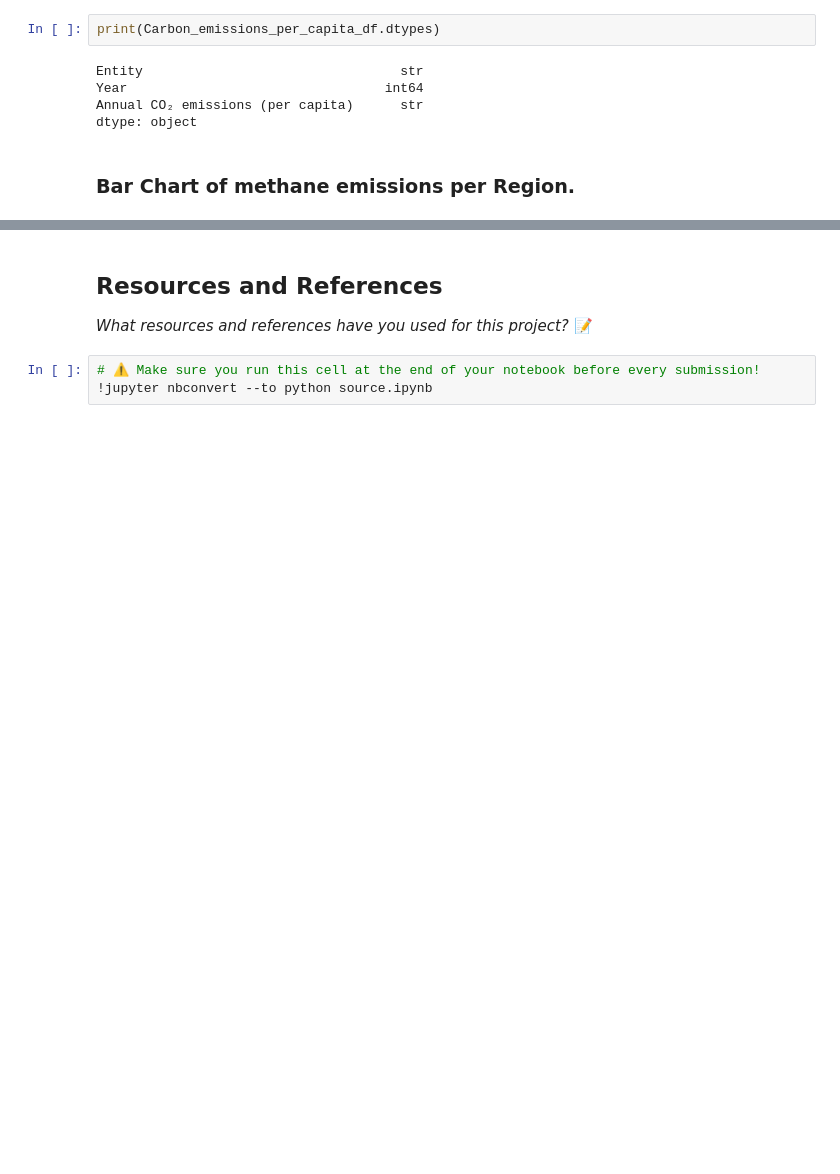
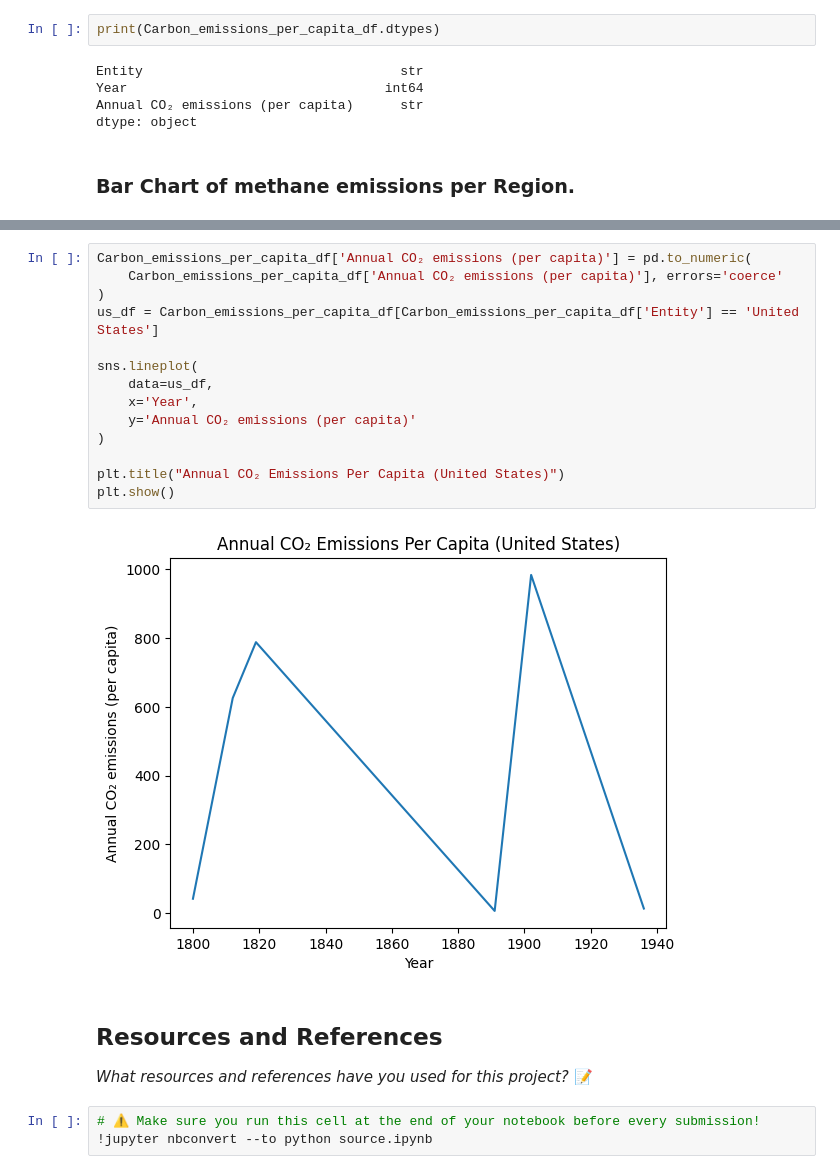
Before and after one commit to IT4063C-Spring26/final-project-proddasr, a Jupyter notebook: source.ipynb, the cells around one changed output, grey strips where cells are left out. Drawn from its saved outputs; the diff is of its cells as text; blank space fills up the shorter version.

```diff
--- a/source.ipynb
+++ b/source.ipynb
@@ -177,3 +298,19 @@ plt.show()
+# %%
+Carbon_emissions_per_capita_df['Annual CO₂ emissions (per capita)'] = pd.to_numeric(
+    Carbon_emissions_per_capita_df['Annual CO₂ emissions (per capita)'], errors='coerce'
+)
+us_df = Carbon_emissions_per_capita_df[Carbon_emissions_per_capita_df['Entity'] == 'United States']
+
+sns.lineplot(
+    data=us_df,
+    x='Year',
+    y='Annual CO₂ emissions (per capita)'
+)
+
+plt.title("Annual CO₂ Emissions Per Capita (United States)")
+plt.show()
+# %% [output]
+[figure, added]
 # %% [markdown]
 ## Resources and References
 *What resources and references have you used for this project?*
```
Also changed, not shown: parts of 22 cells of this notebook, 1 other file.
